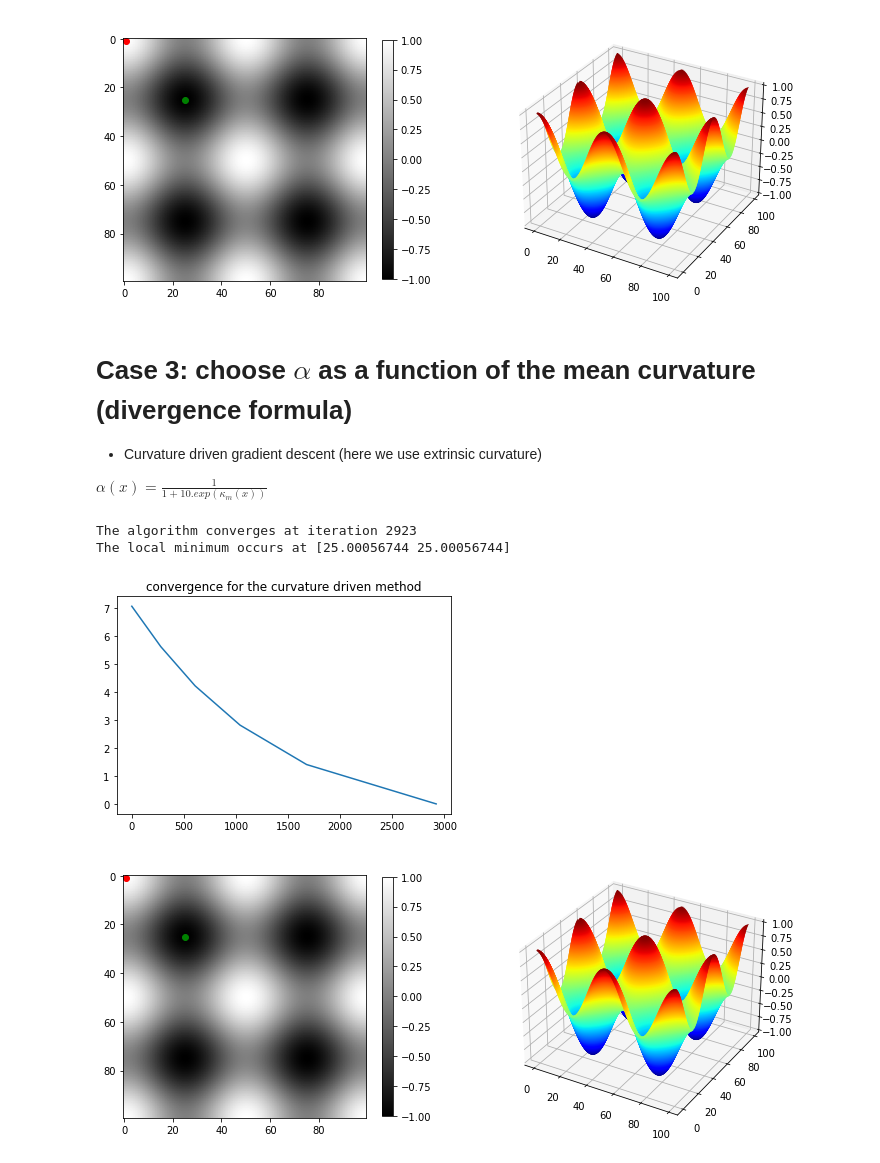
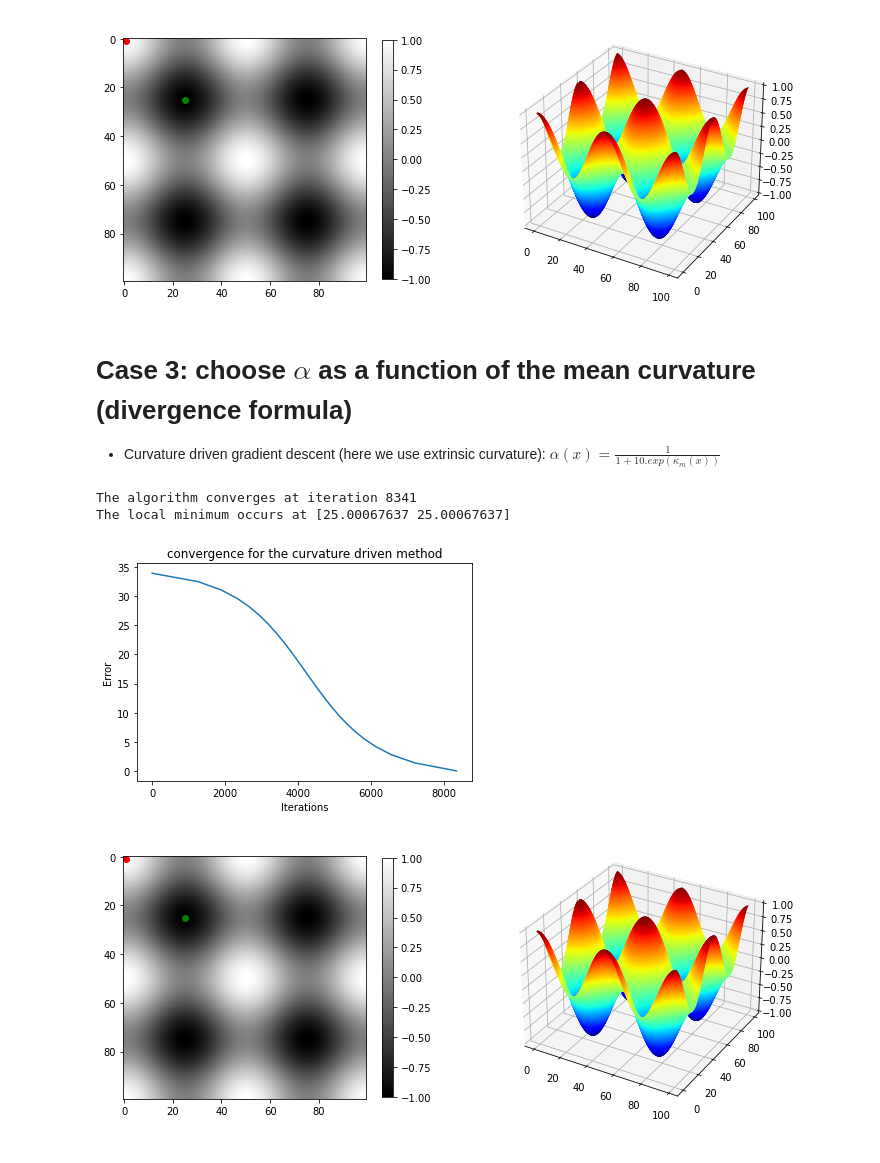
Before and after one commit to k16makki/Medima_tools, a Jupyter notebook: Notebooks/curvature_driven_gradient_descent.ipynb, the cells around one changed output. Drawn from its saved outputs; the diff is of its cells as text; code cells hidden in the pictures.

```diff
--- a/Notebooks/curvature_driven_gradient_descent.ipynb
+++ b/Notebooks/curvature_driven_gradient_descent.ipynb
@@ -168,7 +168,7 @@ def divergence_formula(grad_f, grad_norm_f):
 
         mean_curv += grad_f_ii
 
-    return 0.5 * mean_curv
+    return mean_curv #0.5 * mean_curv
 
 
 
@@ -226,7 +226,7 @@ def gradient_descent(cur_x, alpha, precision, previous_step_size, max_iters,\
 
     Gx, Gy = np.gradient(cost_function)
 
-    path = []
+    path = [cur_x]
 
 
     while previous_step_size > precision and iters < max_iters:
@@ -362,22 +368,22 @@ draw_3d(z, z, [1.0,1.0],[optimum[0], optimum[1]])
 # %% [markdown]
 # Case 3:  choose $\alpha$ as a function of the mean curvature (divergence formula)
 
-* Curvature driven gradient descent (here we use extrinsic curvature)
-
-$\alpha(x) = \frac{1}{1+10.exp(\kappa_m(x))}$
+* Curvature driven gradient descent (here we use extrinsic curvature): $\alpha(x) = \frac{1}{1+10.exp(\kappa_m(x))}$
 # %%
-optimum3, path3 = gradient_descent(cur_x=np.array([20.0,20.0]), alpha=0.01,\
+optimum3, path3 = gradient_descent(cur_x=np.array([1.0,1.0]), alpha=0.01,\
           precision=0.00001, previous_step_size=1,\
           max_iters=100000, cost_function=z, method='mean_curv')
 
 curve3 = convergence_curve(path3, x_star)
 plt.plot(curve3)
 plt.title("convergence for the curvature driven method")
+plt.xlabel("Iterations")
+plt.ylabel("Error")
 plt.show()
 # %% [output]
-The algorithm converges at iteration 2923
-The local minimum occurs at [25.00056744 25.00056744]
+The algorithm converges at iteration 8341
+The local minimum occurs at [25.00067637 25.00067637]
-[figure, old version]
+[figure, new version]
 # %%
 draw_3d(z, z, [1.0,1.0],[optimum[0], optimum[1]])
 # %% [output]
```
Also changed, not shown: parts of 7 cells of this notebook.
